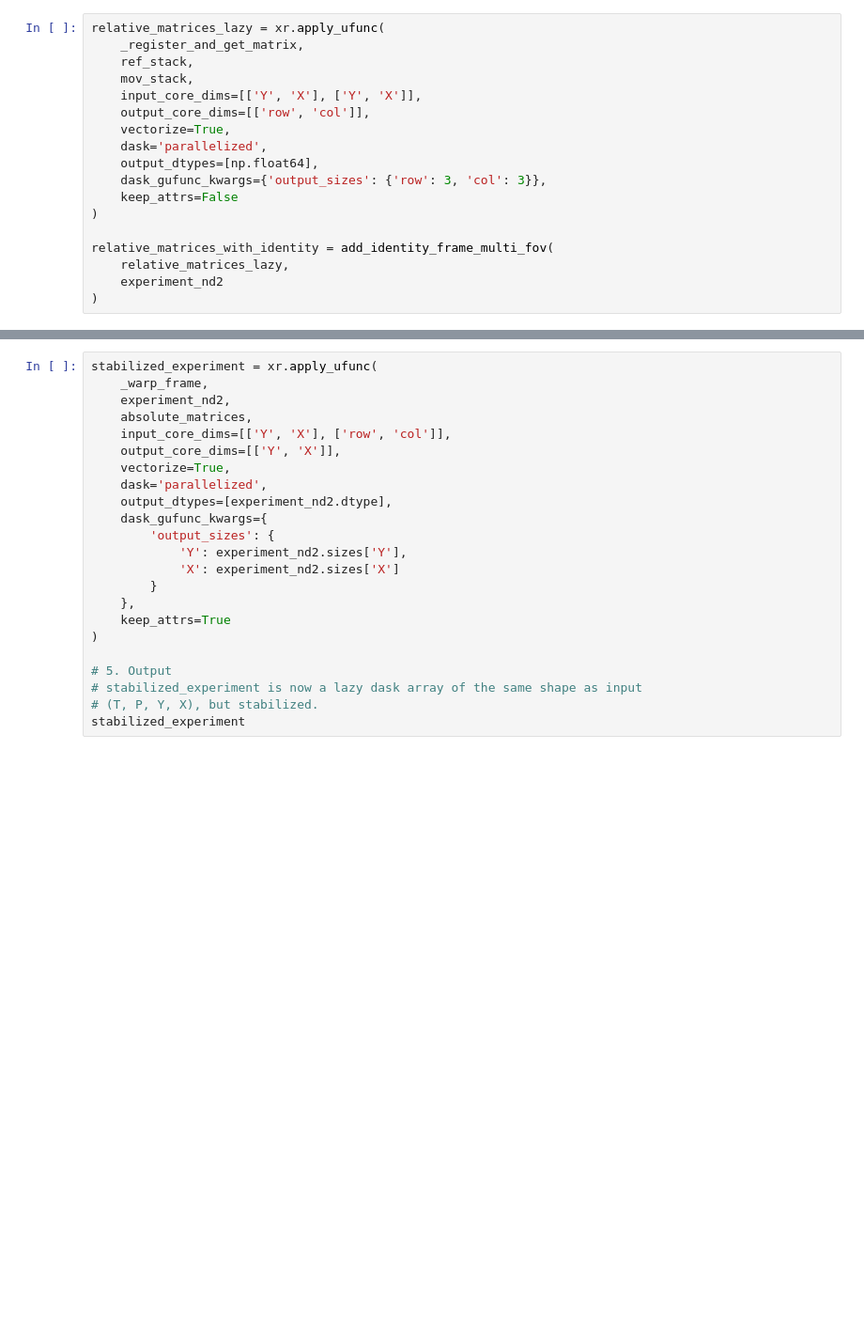
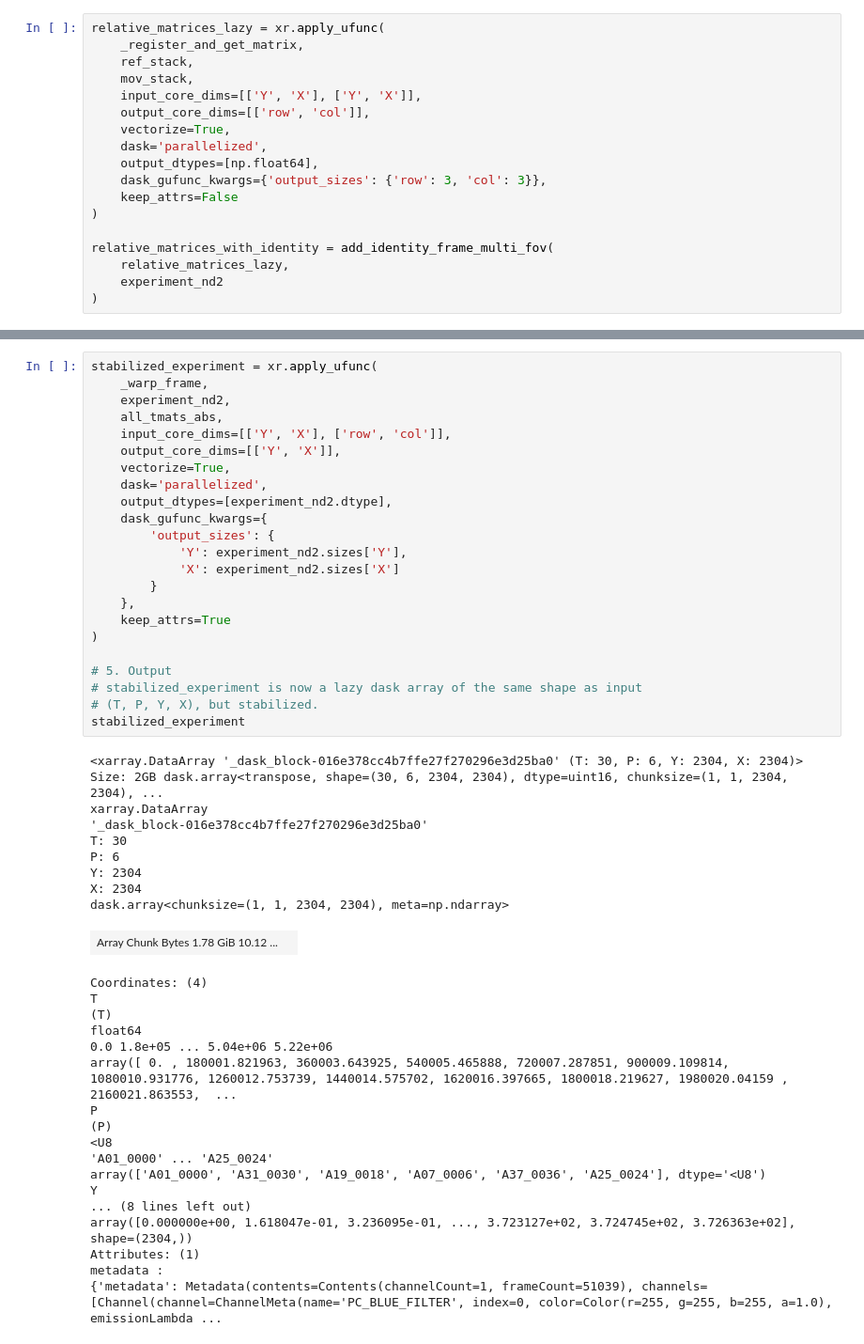
Before and after one commit to georgeoshardo/PyMMM, a Jupyter notebook: testing_rework.ipynb, the cells around one changed output, grey strips where cells are left out. Shown: that part at 94% size. Cells and saved outputs as stored; diff of their text form; blank space fills up the shorter version.

```diff
--- a/testing_rework.ipynb
+++ b/testing_rework.ipynb
@@ -332,23 +330,50 @@ absolute_matrices = get_cumulative_matrices_vectorized(relative_matrices_with_id
 # %%
 stabilized_experiment = xr.apply_ufunc(
     _warp_frame,
     experiment_nd2,
-    absolute_matrices,
+    all_tmats_abs,
     input_core_dims=[['Y', 'X'], ['row', 'col']],
     output_core_dims=[['Y', 'X']],
     vectorize=True,
     dask='parallelized',
     output_dtypes=[experiment_nd2.dtype],
     dask_gufunc_kwargs={
         'output_sizes': {
             'Y': experiment_nd2.sizes['Y'],
             'X': experiment_nd2.sizes['X']
         }
     },
     keep_attrs=True
 )
 
 # 5. Output
 # stabilized_experiment is now a lazy dask array of the same shape as input
 # (T, P, Y, X), but stabilized.
 stabilized_experiment
+# %% [output]
+<xarray.DataArray '_dask_block-016e378cc4b7ffe27f270296e3d25ba0' (T: 30, P: 6, Y: 2304, X: 2304)> Size: 2GB dask.array<transpose, shape=(30, 6, 2304, 2304), dtype=uint16, chunksize=(1, 1, 2304, 2304), ...
+xarray.DataArray
+'_dask_block-016e378cc4b7ffe27f270296e3d25ba0'
+T: 30
+P: 6
+Y: 2304
+X: 2304
+dask.array<chunksize=(1, 1, 2304, 2304), meta=np.ndarray>
+| Array Chunk Bytes 1.78 GiB 10.12 ... |  |
+Coordinates: (4)
+T
+(T)
+float64
+0.0 1.8e+05 ... 5.04e+06 5.22e+06
+array([ 0. , 180001.821963, 360003.643925, 540005.465888, 720007.287851, 900009.109814, 1080010.931776, 1260012.753739, 1440014.575702, 1620016.397665, 1800018.219627, 1980020.04159 , 2160021.863553,  ...
+P
+(P)
+<U8
+'A01_0000' ... 'A25_0024'
+array(['A01_0000', 'A31_0030', 'A19_0018', 'A07_0006', 'A37_0036', 'A25_0024'], dtype='<U8')
+Y
+... (8 lines left out)
+array([0.000000e+00, 1.618047e-01, 3.236095e-01, ..., 3.723127e+02, 3.724745e+02, 3.726363e+02], shape=(2304,))
+Attributes: (1)
+metadata :
+{'metadata': Metadata(contents=Contents(channelCount=1, frameCount=51039), channels=[Channel(channel=ChannelMeta(name='PC_BLUE_FILTER', index=0, color=Color(r=255, g=255, b=255, a=1.0), emissionLambda ...
```
Also changed, not shown: parts of 28 cells of this notebook, 3 other files.
